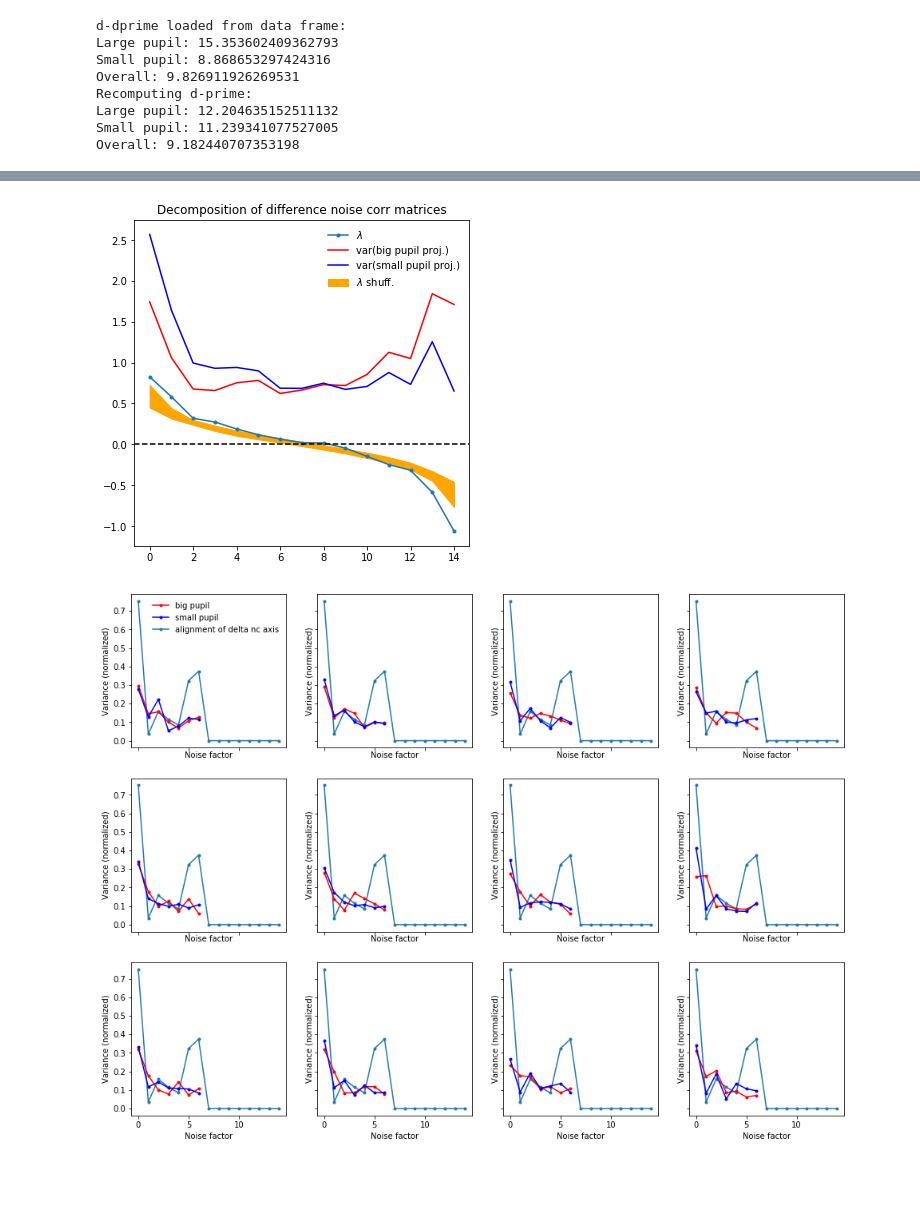
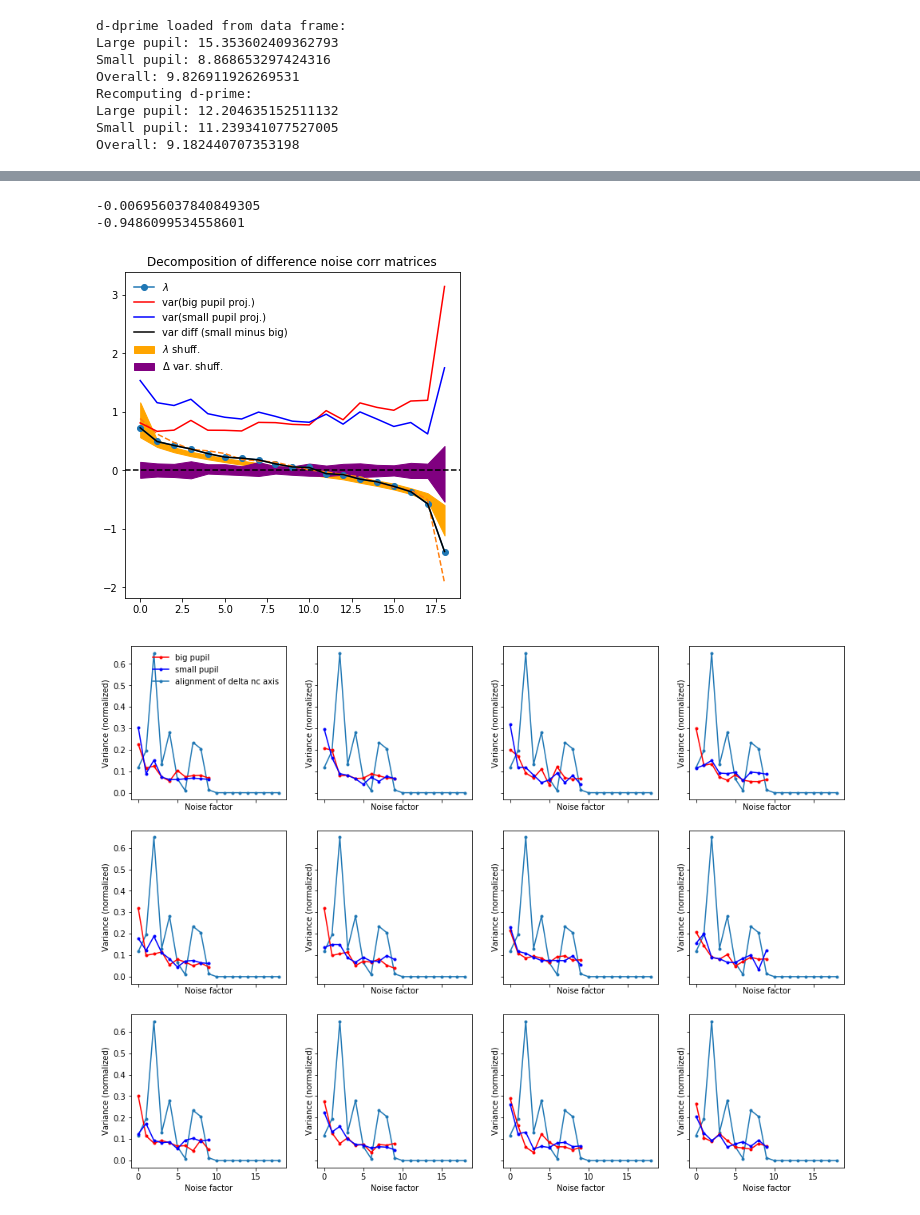
Before and after one commit to crheller/nat_pup_ms, a Jupyter notebook: test_scripts/may21_updates.ipynb, the cells around one changed output, grey strips where cells are left out. Cells and saved outputs as stored; diff of their text form; code cells hidden in the pictures; blank space fills up the shorter version.

```diff
--- a/test_scripts/may21_updates.ipynb
+++ b/test_scripts/may21_updates.ipynb
@@ -160,9 +160,8 @@ df['delta_noise'] = (df['sp_noise_mag'] - df['bp_noise_mag']) / (df['sp_noise_ma
 # %%
 # merge noise correlation results with decoding results
 # Use only the "good" noise correlations
-rsc = rscg.copy()
 df_merged = df.reset_index()
-rg = rsc.groupby(by=['stim', 'site']).mean()
+rg = rscg.groupby(by=['stim', 'site']).mean()
 rg.reset_index(inplace=True)
 
 df_merged = df_merged.merge(rg, how='left', left_on=['epoch1', 'site'], right_on=['stim', 'site'], left_index=False, right_index=False, suffixes=('', '_s1'))
@@ -436,19 +489,0 @@ X = X[0]
-# %%
-# compare noise correlations with LV magnitude
-import pickle
-lvs = pickle.load(open('/auto/users/hellerc/results/nat_pupil_ms/LV/nc_zscore_lvs.pickle', 'rb'))
-rgrouped = rsc.groupby(by='site').mean()
-
-f, ax = plt.subplots(1, 1, figsize=(5, 5))
-# plot sig units first
-for site in rgrouped.index:
-    b=rgrouped.loc[site]['batch']
-    d=lvs[f'{site}{batch}']['beta2_lambda']
-    if lvs[f'{site}{batch}']['beta_sig_shufTest']:
-        ax.scatter(rgrouped.loc[site]['delta_rsc'], d, label=site, s=50)
-    else:
-        ax.scatter(rgrouped.loc[site]['delta_rsc'], d, label=site, s=10)
-
-ax.set_xlabel('mean delta noise corr')
-ax.set_ylabel('Lambda')
-ax.legend(frameon=False)
@@ -497,9 +539,15 @@ evals, evecs = np.linalg.eig(diff)
 evecs = evecs[:, np.argsort(evals)[::-1]]
 evals = evals[np.argsort(evals)[::-1]]
 
+print(sum(evals))
+
 # get shuffled distro of lambdas
 shuf_evals = []
+shuf_delta_var = []
 for i in range(0, 100):
+    # shuffle the data, keep the axis the same
+    # idea is that if the axis is just random, any random projection of data onto it
+    # could show a bigger diff btwn big/small variance
     bpmask = np.random.choice(range(X.shape[1]), int(X.shape[1]/2))
     spmask = np.array(list(set(range(X.shape[1])).difference(set(bpmask))))
 
@@ -515,21 +563,29 @@ for i in range(0, 100):
     sd[sd==0] = 1
     _res_ps_sp /= sd
 
+    _bpp = _res_ps_bp.reshape(X.shape[0], -1).T.dot(evecs).var(axis=0)
+    _spp = _res_ps_sp.reshape(X.shape[0], -1).T.dot(evecs).var(axis=0)
+    shuf_delta_var.append(_bpp-_spp)
+
+    # ALTERNATIVE METHOD -- recompute the axis and extract lambda
     diff = np.cov(_res_ps_sp.reshape(X.shape[0], -1)) - np.cov(_res_ps_bp.reshape(X.shape[0], -1))
-    #plt.figure()
-    #plt.imshow(np.concatenate((np.cov(_res_ps_sp.reshape(X.shape[0], -1)), np.cov(_res_ps_bp.reshape(X.shape[0], -1))), axis=1), vmax=1, vmin=-1)
     sevals, sevecs = np.linalg.eig(diff)
     sevecs = sevecs[:, np.argsort(sevals)[::-1]]
     sevals = sevals[np.argsort(sevals)[::-1]]
     shuf_evals.append(sevals)
 
+# use cross validation to determine significance
+
 delta_axis = evecs[:, 0]
-
+print(delta_axis.dot(lvs[site+str(batch)]['raw']['evecs'][:, 0]))
 f, ax = plt.subplots(1, 1, figsize=(6, 6))
 # plot eigenvalues themselves
-ax.plot(evals, '.-', label=r'$\lambda$')
+ax.plot(evals, 'o-', label=r'$\lambda$')
+ax.plot(lvs[site+str(batch)]['raw']['evals'], '--')
 sev = np.stack(shuf_evals)
 ax.fill_between(range(len(evals)), sev.mean(axis=0)+sev.std(axis=0), sev.mean(axis=0)-sev.std(axis=0), color='orange', label=r'$\lambda$ shuff.')
+sdiff = np.stack(shuf_delta_var)
+ax.fill_between(range(len(evals)), sdiff.mean(axis=0)+sdiff.std(axis=0), sdiff.mean(axis=0)-sdiff.std(axis=0), color='purple', label=r'$\Delta$ var. shuff.')
 ax.axhline(0, linestyle='--', color='k')
 
 # plot variance of projection of data onto the eigenvectors, how does it compare to the delta eigenvalues?
@@ -537,6 +593,7 @@ bpp = res_ps_bp.reshape(X.shape[0], -1).T.dot(evecs).var(axis=0)
 spp = res_ps_sp.reshape(X.shape[0], -1).T.dot(evecs).var(axis=0)
 ax.plot(bpp, color='r', label='var(big pupil proj.)')
 ax.plot(spp, color='b', label='var(small pupil proj.)')
+ax.plot(spp-bpp, color='k', label='var diff (small minus big)')
 ax.legend(frameon=False)
 ax.set_title("Decomposition of difference noise corr matrices")
 
@@ -548,32 +605,34 @@ for i, (s, a, a2) in enumerate(zip(range(residual.shape[-1]), ax.flatten(), ax2.
     sp =  residual[:, ~pup_mask[0, :, s], s]
 
     if zscore_within_condition:
         bp -= bp.mean(axis=1, keepdims=True)
         sd = bp.std(axis=1, keepdims=True); sd[sd==0] = 1
         bp /= sd
         sp -= sp.mean(axis=1, keepdims=True)
         sd = sp.std(axis=1, keepdims=True); sd[sd==0] = 1
         sp /= sd
 
     bpvar = (bp).T.dot(factors.T).var(axis=0) / sum(bp.T.dot(factors.T).var(axis=0))
     spvar = (sp).T.dot(factors.T).var(axis=0) / sum(sp.T.dot(factors.T).var(axis=0))
     a.plot(bpvar[np.linalg.norm(factors, axis=1)>0], '.-', color='red', label='big pupil')
     a.plot(spvar[np.linalg.norm(factors, axis=1)>0], '.-', color='blue', label='small pupil')
     a.set_xlabel('Noise factor')
     a.set_ylabel('Variance (normalized)')
     # plot the projection of delta noise corr. axis onto each dim
     a.plot(np.abs(delta_axis.dot(factors.T)), '.-', label='alignment of delta nc axis', zorder=-1)
 
     weights = evecs[:, 0:2].T #evecs[:, 0:2].T #factors[0:2, :]
     a2.scatter(bp.T.dot(weights[0, :].T), bp.T.dot(weights[1, :].T))
     el = compute_ellipse(bp.T.dot(weights[0, :].T), bp.T.dot(weights[1, :].T))
     a2.plot(el[0], el[1], color='tab:blue')
     a2.scatter(sp.T.dot(weights[0, :].T), sp.T.dot(weights[1, :].T))
     el = compute_ellipse(sp.T.dot(weights[0, :].T), sp.T.dot(weights[1, :].T))
     a2.plot(el[0], el[1], color='tab:orange')
 
     if i==0:
         a.legend(frameon=False)
 # %% [output]
+-0.006956037840849305
+-0.9486099534558601
-[figure, old version]
+[figure, new version]
-[figure, old version]
+[figure, new version]
```
Also changed, not shown: parts of 16 cells of this notebook, 2 other files.
